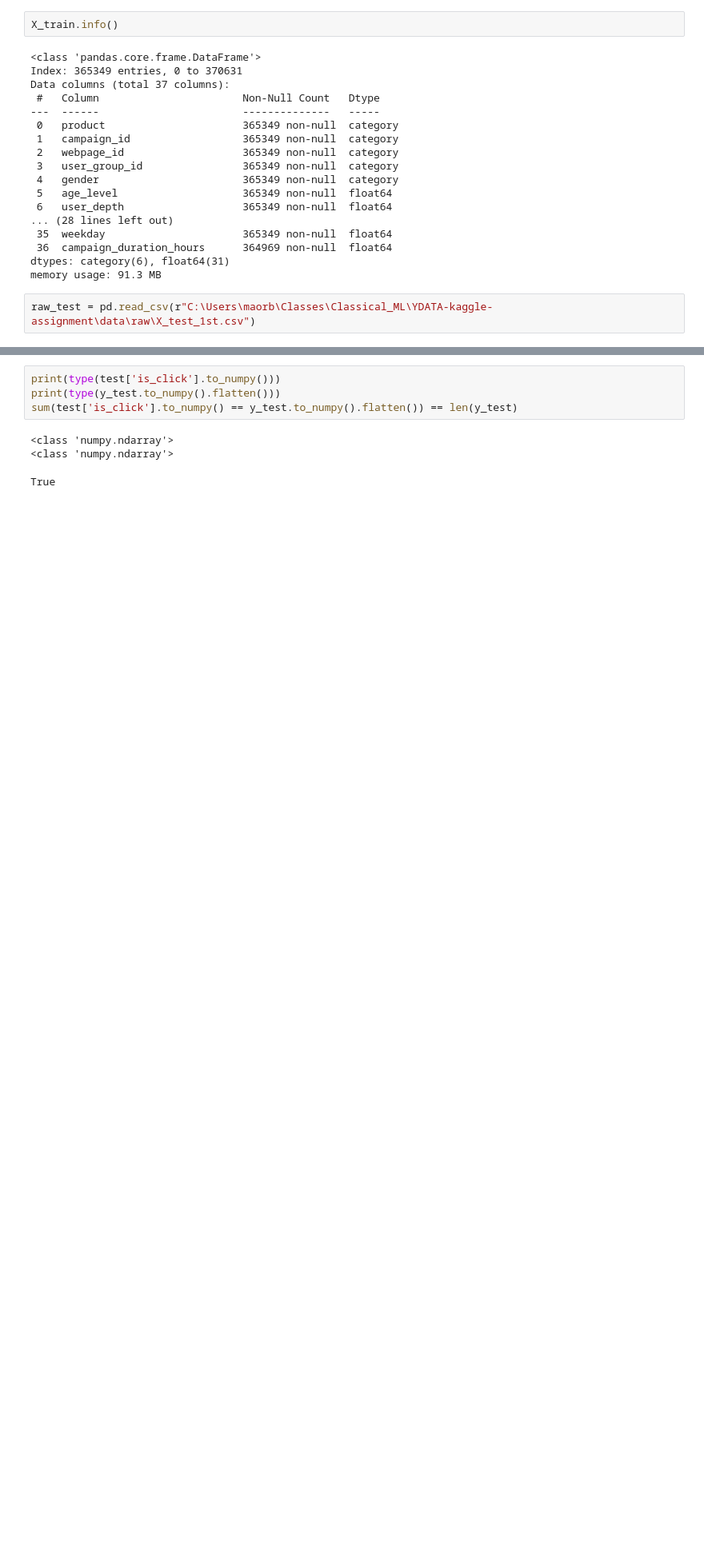
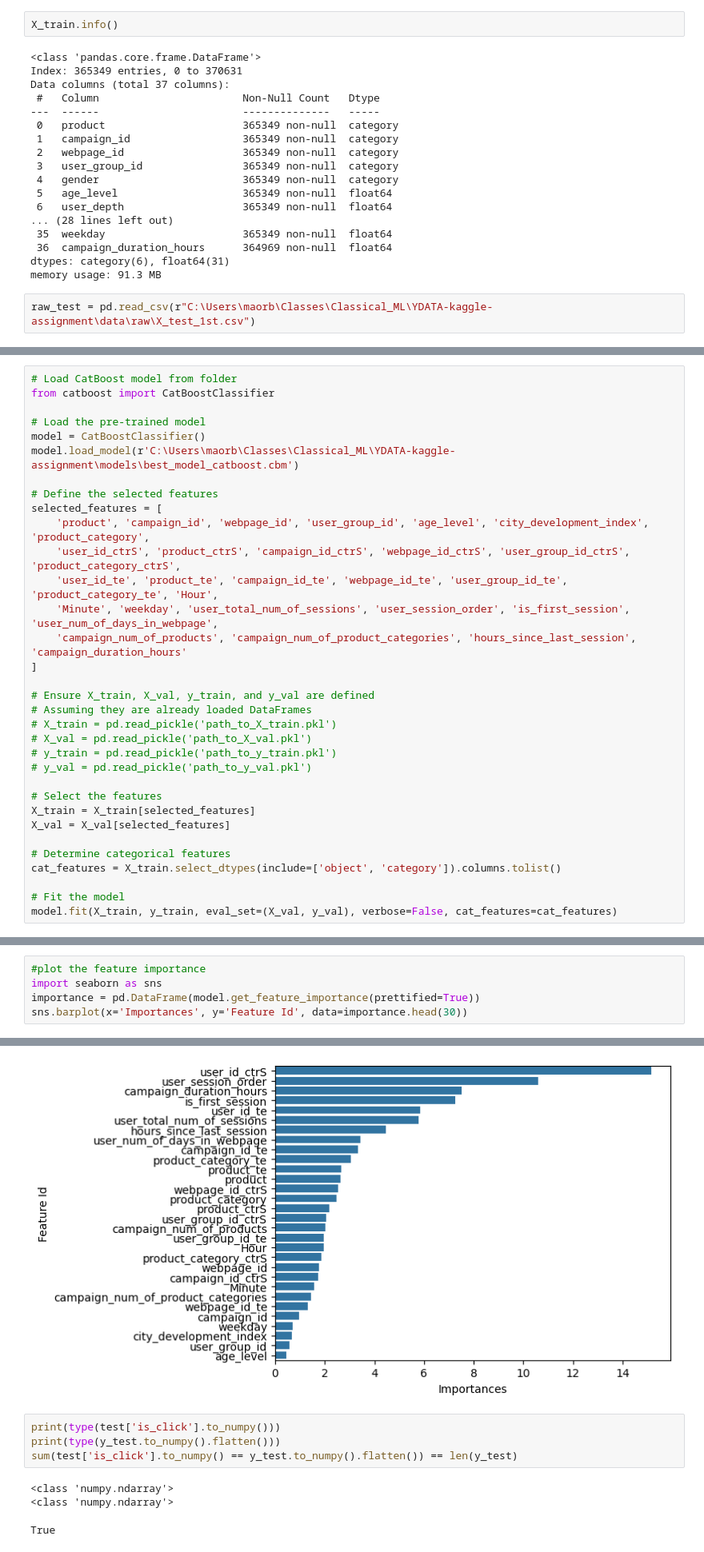
Before and after one commit to bagel-not-kaggle/YDATA-kaggle-assignment, a Jupyter notebook: notebooks/Exploring.ipynb, the cells around one changed output, grey strips where cells are left out. Shown: that part at 80% size. Drawn from its saved outputs; the diff is of its cells as text; blank space fills up the shorter version.

```diff
--- a/notebooks/Exploring.ipynb
+++ b/notebooks/Exploring.ipynb
@@ -77,0 +119,33 @@ X_train.head()
+# %%
+# Load CatBoost model from folder
+from catboost import CatBoostClassifier
+
+# Load the pre-trained model
+model = CatBoostClassifier()
+model.load_model(r'C:\Users\maorb\Classes\Classical_ML\YDATA-kaggle-assignment\models\best_model_catboost.cbm')
+
+# Define the selected features
+selected_features = [
+    'product', 'campaign_id', 'webpage_id', 'user_group_id', 'age_level', 'city_development_index', 'product_category',
+    'user_id_ctrS', 'product_ctrS', 'campaign_id_ctrS', 'webpage_id_ctrS', 'user_group_id_ctrS', 'product_category_ctrS',
+    'user_id_te', 'product_te', 'campaign_id_te', 'webpage_id_te', 'user_group_id_te', 'product_category_te', 'Hour',
+    'Minute', 'weekday', 'user_total_num_of_sessions', 'user_session_order', 'is_first_session', 'user_num_of_days_in_webpage',
+    'campaign_num_of_products', 'campaign_num_of_product_categories', 'hours_since_last_session', 'campaign_duration_hours'
+]
+
+# Ensure X_train, X_val, y_train, and y_val are defined
+# Assuming they are already loaded DataFrames
+# X_train = pd.read_pickle('path_to_X_train.pkl')
+# X_val = pd.read_pickle('path_to_X_val.pkl')
+# y_train = pd.read_pickle('path_to_y_train.pkl')
+# y_val = pd.read_pickle('path_to_y_val.pkl')
+
+# Select the features
+X_train = X_train[selected_features]
+X_val = X_val[selected_features]
+
+# Determine categorical features
+cat_features = X_train.select_dtypes(include=['object', 'category']).columns.tolist()
+
+# Fit the model
+model.fit(X_train, y_train, eval_set=(X_val, y_val), verbose=False, cat_features=cat_features)
@@ -77,0 +161,6 @@ X_train.head()
+# %%
+#plot the feature importance
+import seaborn as sns
+importance = pd.DataFrame(model.get_feature_importance(prettified=True))
+sns.barplot(x='Importances', y='Feature Id', data=importance.head(30))
+# %% [output]
@@ -78,3 +168,4 @@ X_train.head()
+[figure, added]
 # %%
 print(type(test['is_click'].to_numpy()))
 print(type(y_test.to_numpy().flatten()))
```
Also changed, not shown: parts of 24 cells of this notebook, 1 other file.
